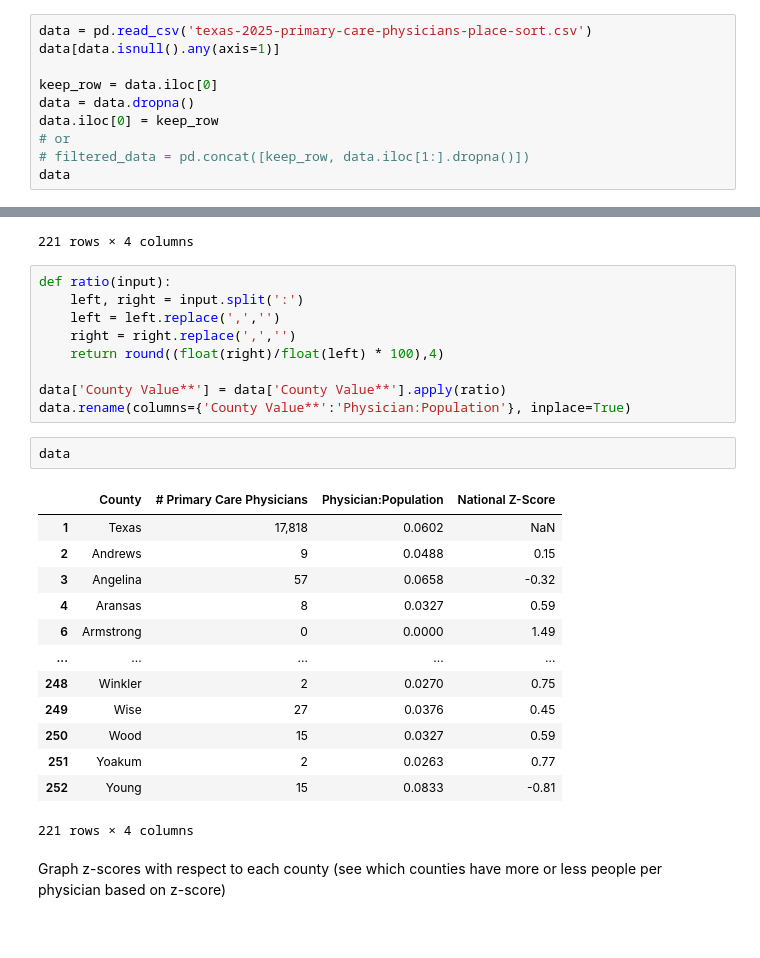
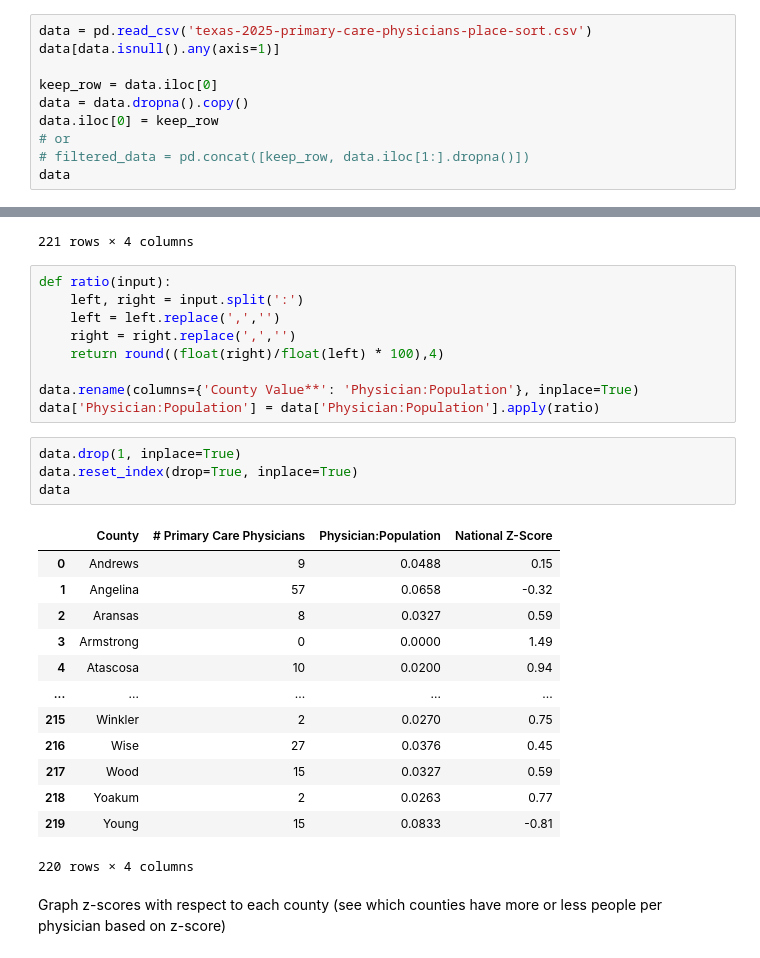
Before and after one commit to AntoAAAAAAAA/Disparities-Dashboard, a Jupyter notebook: PhysicianAccess/PhysicanAccess.ipynb, the cells around one changed output, grey strips where cells are left out. Drawn from its saved outputs; the diff is of its cells as text.

```diff
--- a/PhysicianAccess/PhysicanAccess.ipynb
+++ b/PhysicianAccess/PhysicanAccess.ipynb
@@ -7,7 +8,7 @@ data = pd.read_csv('texas-2025-primary-care-physicians-place-sort.csv')
 data[data.isnull().any(axis=1)]
 
 keep_row = data.iloc[0]
-data = data.dropna()
+data = data.dropna().copy()
 data.iloc[0] = keep_row
 # or
 # filtered_data = pd.concat([keep_row, data.iloc[1:].dropna()])
@@ -33,23 +34,25 @@ def ratio(input):
     right = right.replace(',','')
     return round((float(right)/float(left) * 100),4)
 
-data['County Value**'] = data['County Value**'].apply(ratio)
-data.rename(columns={'County Value**':'Physician:Population'}, inplace=True)
+data.rename(columns={'County Value**': 'Physician:Population'}, inplace=True)
+data['Physician:Population'] = data['Physician:Population'].apply(ratio)
 # %%
+data.drop(1, inplace=True)
+data.reset_index(drop=True, inplace=True)
 data
 # %% [output]
 |  | County | # Primary Care Physicians | Physician:Population | National Z-Score |
-| 1 | Texas | 17,818 | 0.0602 | NaN |
-| 2 | Andrews | 9 | 0.0488 | 0.15 |
-| 3 | Angelina | 57 | 0.0658 | -0.32 |
-| 4 | Aransas | 8 | 0.0327 | 0.59 |
-| 6 | Armstrong | 0 | 0.0000 | 1.49 |
+| 0 | Andrews | 9 | 0.0488 | 0.15 |
+| 1 | Angelina | 57 | 0.0658 | -0.32 |
+| 2 | Aransas | 8 | 0.0327 | 0.59 |
+| 3 | Armstrong | 0 | 0.0000 | 1.49 |
+| 4 | Atascosa | 10 | 0.0200 | 0.94 |
 | ... | ... | ... | ... | ... |
-| 248 | Winkler | 2 | 0.0270 | 0.75 |
-| 249 | Wise | 27 | 0.0376 | 0.45 |
-| 250 | Wood | 15 | 0.0327 | 0.59 |
-| 251 | Yoakum | 2 | 0.0263 | 0.77 |
-| 252 | Young | 15 | 0.0833 | -0.81 |
+| 215 | Winkler | 2 | 0.0270 | 0.75 |
+| 216 | Wise | 27 | 0.0376 | 0.45 |
+| 217 | Wood | 15 | 0.0327 | 0.59 |
+| 218 | Yoakum | 2 | 0.0263 | 0.77 |
+| 219 | Young | 15 | 0.0833 | -0.81 |
-221 rows × 4 columns
+220 rows × 4 columns
 # %% [markdown]
 Graph z-scores with respect to each county (see which counties have more or less people per physician based on z-score)
```
Also changed, not shown: parts of 5 cells of this notebook, 1 other file.
